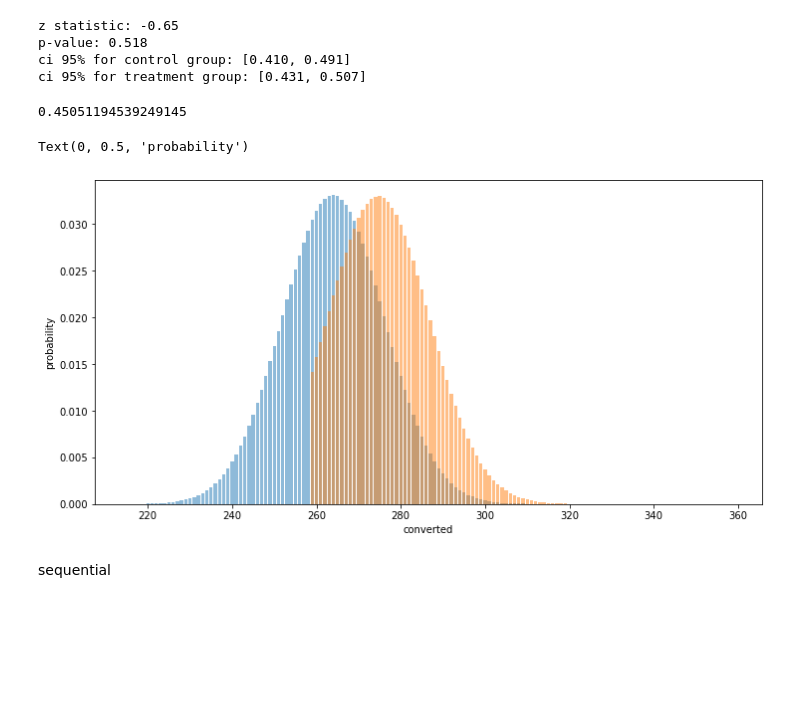
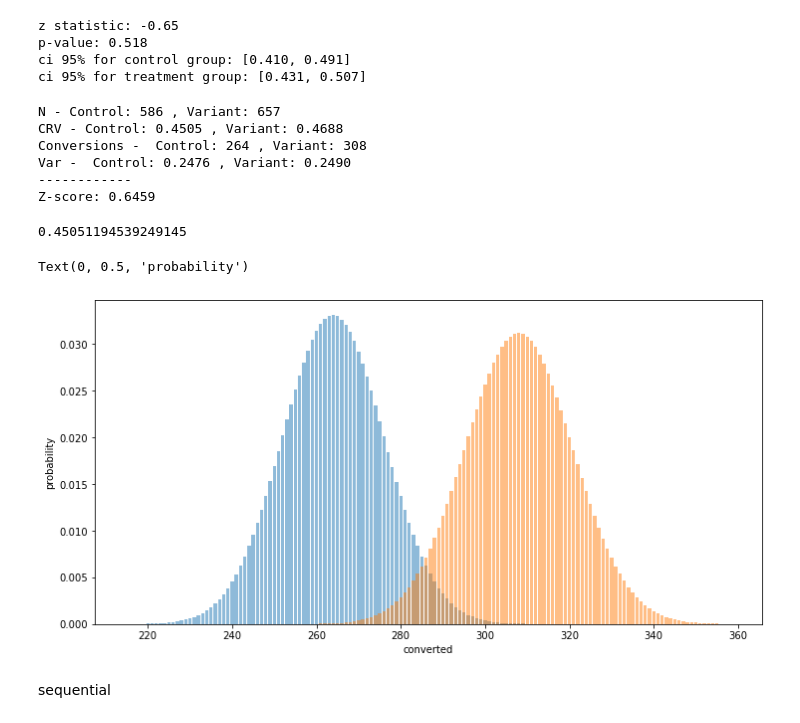
Before and after one commit to SameC137/A-B-Testing, a Jupyter notebook: A-B Testing.ipynb, the cells around one changed output. Saved outputs shown, nothing was run; the diff lists cells and outputs as text; code cells hidden in the pictures; blank space fills up the shorter version.

```diff
--- a/A-B Testing.ipynb
+++ b/A-B Testing.ipynb
@@ -215,6 +215,41 @@ z statistic: -0.65
 p-value: 0.518
 ci 95% for control group: [0.410, 0.491]
 ci 95% for treatment group: [0.431, 0.507]
+# %%
+# Variance
+
+crv_control=conversion_rates.loc["control"]["conversion_rate"]
+crv_variant=conversion_rates.loc["exposed"]["conversion_rate"]
+n_control=conversion_rates.loc["control"]["count"]
+n_variant=conversion_rates.loc["exposed"]["count"]
+
+var_control = crv_control * (1-crv_control)
+var_variant = crv_variant * (1-crv_variant)
+
+conversions_control = crv_control * n_control
+conversions_variant = crv_variant * n_variant
+
+print('N - Control: {:0.0f} , Variant: {:0.0f}'.format(n_control, n_variant))
+print('CRV - Control: {:0.4f} , Variant: {:0.4f}'.format(crv_control, crv_variant))
+print('Conversions -  Control: {:0.0f} , Variant: {:0.0f}'.format(conversions_control, conversions_variant))
+print('Var -  Control: {:0.4f} , Variant: {:0.4f}'.format(var_control, var_variant))
+
+# Create combined random variable S
+mean_control = crv_control
+mean_variant = crv_variant
+S_mean = mean_variant - mean_control
+S_var = (var_control/n_control) + (var_variant/n_variant)
+
+print('------------')
+Z_score = S_mean / np.sqrt(S_var)
+print('Z-score: {:0.4f}'.format(Z_score))
+# %% [output]
+N - Control: 586 , Variant: 657
+CRV - Control: 0.4505 , Variant: 0.4688
+Conversions -  Control: 264 , Variant: 308
+Var -  Control: 0.2476 , Variant: 0.2490
+------------
+Z-score: 0.6459
 # %%
 conversion_rates.loc["control"]["conversion_rate"]
 # %% [output]
@@ -222,24 +257,24 @@ conversion_rates.loc["control"]["conversion_rate"]
 # %%
 
 fig, ax = plt.subplots(figsize=(12,6))
 A_converted=conversion_rates.loc["control"]["converted"]
 B_converted=conversion_rates.loc["exposed"]["converted"]
 p_A=conversion_rates.loc["control"]["conversion_rate"]
 p_B=conversion_rates.loc["exposed"]["conversion_rate"]
 A_total=conversion_rates.loc["control"]["count"]
-B_total=conversion_rates.loc["control"]["count"]
+B_total=conversion_rates.loc["exposed"]["count"]
 
 xA = np.linspace(A_converted-49, A_converted+50, 100)
 yA = stats.binom(A_total, p_A).pmf(xA)
 ax.bar(xA, yA, alpha=0.5)
 xB = np.linspace(B_converted-49, B_converted+50, 100)
 yB = stats.binom(B_total, p_B).pmf(xB)
 ax.bar(xB, yB, alpha=0.5)
 plt.xlabel('converted')
 plt.ylabel('probability')
 # %% [output]
 Text(0, 0.5, 'probability')
-[figure, old version]
+[figure, new version]
 # %% [markdown]
 sequential
 # %%
```
Also changed, not shown: parts of 6 cells of this notebook.
